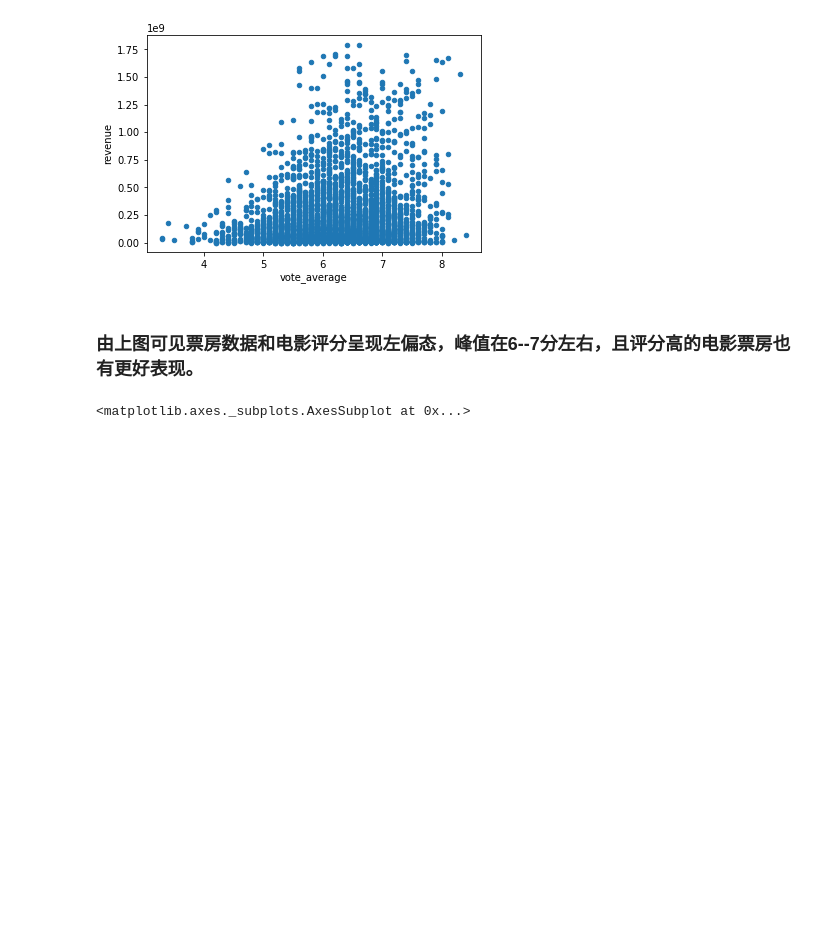
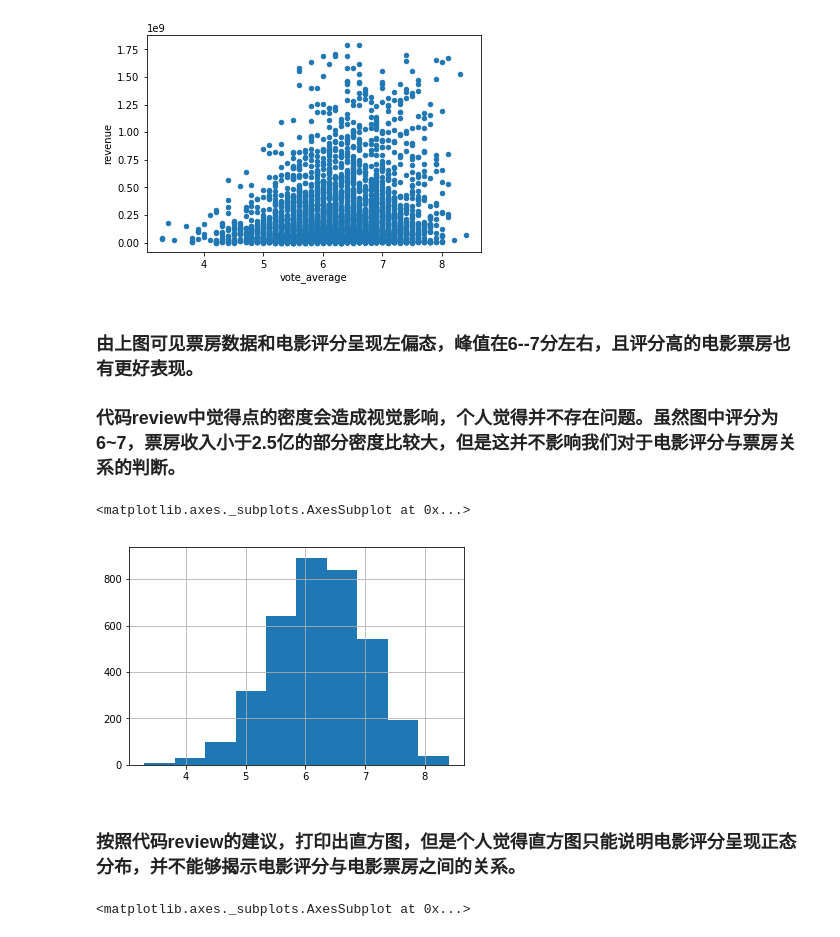
Before and after one commit to nevinxie/udacity_ml_beginner, a Jupyter notebook: Investigate_a_Dataset-zh/Investigate_a_Dataset-zh.ipynb, the cells around one changed output. Drawn from its saved outputs; the diff is of its cells as text; code cells hidden in the pictures; blank space fills up the shorter version.

```diff
--- a/Investigate_a_Dataset-zh/Investigate_a_Dataset-zh.ipynb
+++ b/Investigate_a_Dataset-zh/Investigate_a_Dataset-zh.ipynb
@@ -352,6 +369,14 @@ df_revenue_clean.plot.scatter(x='vote_average', y='revenue')
 [figure]
 # %% [markdown]
 ### 由上图可见票房数据和电影评分呈现左偏态，峰值在6--7分左右，且评分高的电影票房也有更好表现。
+### 代码review中觉得点的密度会造成视觉影响，个人觉得并不存在问题。虽然图中评分为6~7，票房收入小于2.5亿的部分密度比较大，但是这并不影响我们对于电影评分与票房关系的判断。
+# %%
+df_revenue_clean['vote_average'].hist()
+# %% [output]
+<matplotlib.axes._subplots.AxesSubplot at 0x...>
+[figure, added]
+# %% [markdown]
+### 按照代码review的建议，打印出直方图，但是个人觉得直方图只能说明电影评分呈现正态分布，并不能够揭示电影评分与电影票房之间的关系。
 # %%
 #观察一下vote_count和revenue之间的关系，此部分保留了所有revenue和count的极端数据，因此使用log坐标
 df_movie_revenue.plot.scatter(x='vote_count', y='revenue',loglog=True)
```
Also changed, not shown: parts of 3 cells of this notebook, 2 other files.
